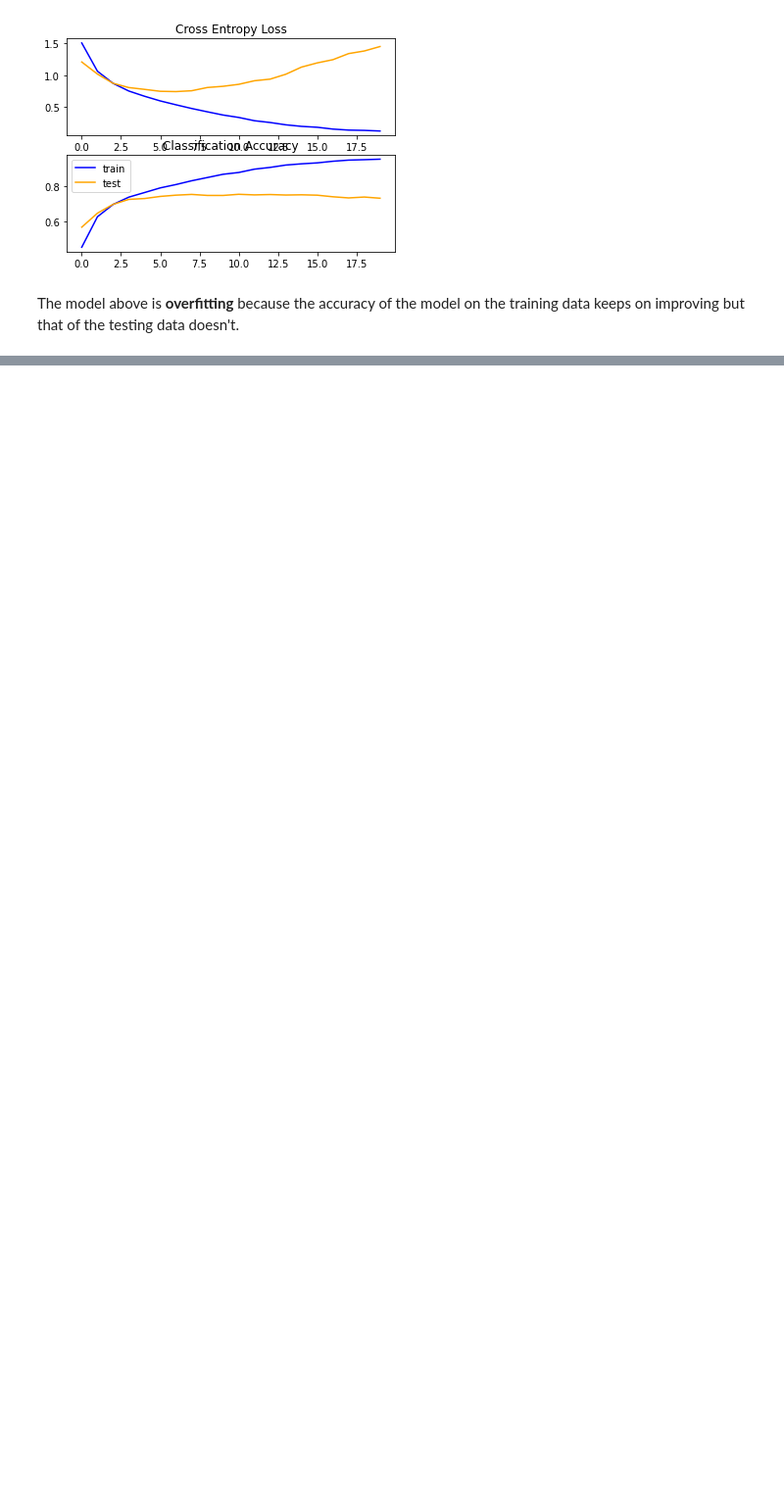
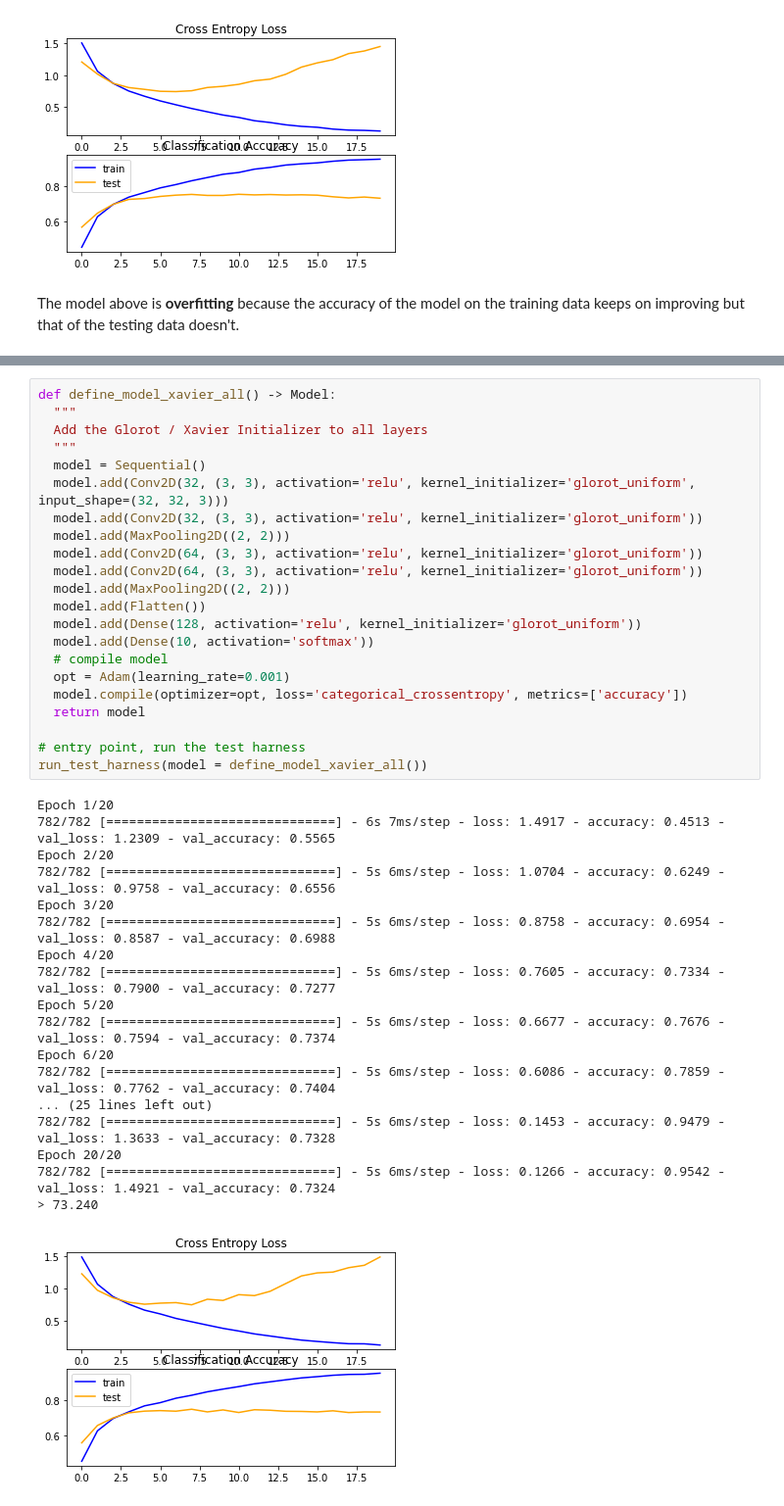
Before and after one commit to Inventrohyder/deep-learning-tutorial, a Jupyter notebook: CIFAR_10_Baseline.ipynb, the cells around one changed output, grey strips where cells are left out. Shown at 98% size. Cells and saved outputs as stored; diff of their text form; blank space fills up the shorter version.

```diff
--- a/CIFAR_10_Baseline.ipynb
+++ b/CIFAR_10_Baseline.ipynb
@@ -116,0 +158,41 @@ data doesn't.
+# %%
+def define_model_xavier_all() -> Model:
+  """
+  Add the Glorot / Xavier Initializer to all layers
+  """
+  model = Sequential()
+  model.add(Conv2D(32, (3, 3), activation='relu', kernel_initializer='glorot_uniform', input_shape=(32, 32, 3)))
+  model.add(Conv2D(32, (3, 3), activation='relu', kernel_initializer='glorot_uniform'))
+  model.add(MaxPooling2D((2, 2)))
+  model.add(Conv2D(64, (3, 3), activation='relu', kernel_initializer='glorot_uniform'))
+  model.add(Conv2D(64, (3, 3), activation='relu', kernel_initializer='glorot_uniform'))
+  model.add(MaxPooling2D((2, 2)))
+  model.add(Flatten())
+  model.add(Dense(128, activation='relu', kernel_initializer='glorot_uniform'))
+  model.add(Dense(10, activation='softmax'))
+  # compile model
+  opt = Adam(learning_rate=0.001)
+  model.compile(optimizer=opt, loss='categorical_crossentropy', metrics=['accuracy'])
+  return model
+
+# entry point, run the test harness
+run_test_harness(model = define_model_xavier_all())
+# %% [output]
+Epoch 1/20
+782/782 [==============================] - 6s 7ms/step - loss: 1.4917 - accuracy: 0.4513 - val_loss: 1.2309 - val_accuracy: 0.5565
+Epoch 2/20
+782/782 [==============================] - 5s 6ms/step - loss: 1.0704 - accuracy: 0.6249 - val_loss: 0.9758 - val_accuracy: 0.6556
+Epoch 3/20
+782/782 [==============================] - 5s 6ms/step - loss: 0.8758 - accuracy: 0.6954 - val_loss: 0.8587 - val_accuracy: 0.6988
+Epoch 4/20
+782/782 [==============================] - 5s 6ms/step - loss: 0.7605 - accuracy: 0.7334 - val_loss: 0.7900 - val_accuracy: 0.7277
+Epoch 5/20
+782/782 [==============================] - 5s 6ms/step - loss: 0.6677 - accuracy: 0.7676 - val_loss: 0.7594 - val_accuracy: 0.7374
+Epoch 6/20
+782/782 [==============================] - 5s 6ms/step - loss: 0.6086 - accuracy: 0.7859 - val_loss: 0.7762 - val_accuracy: 0.7404
+... (25 lines left out)
+782/782 [==============================] - 5s 6ms/step - loss: 0.1453 - accuracy: 0.9479 - val_loss: 1.3633 - val_accuracy: 0.7328
+Epoch 20/20
+782/782 [==============================] - 5s 6ms/step - loss: 0.1266 - accuracy: 0.9542 - val_loss: 1.4921 - val_accuracy: 0.7324
+> 73.240
+[figure, added]
```
Also changed, not shown: parts of 3 cells of this notebook.
